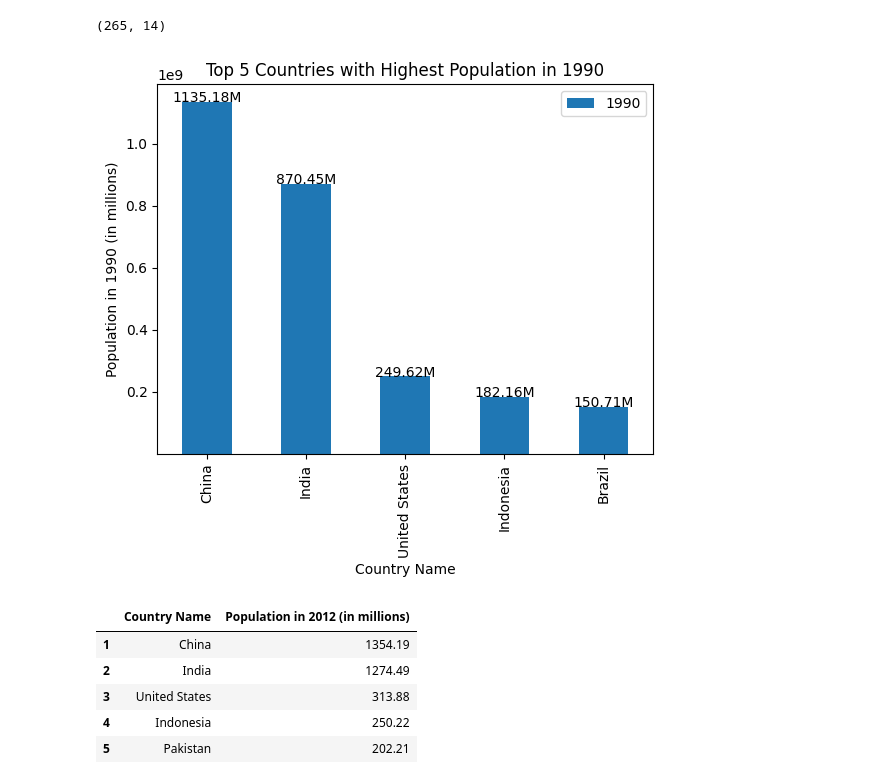
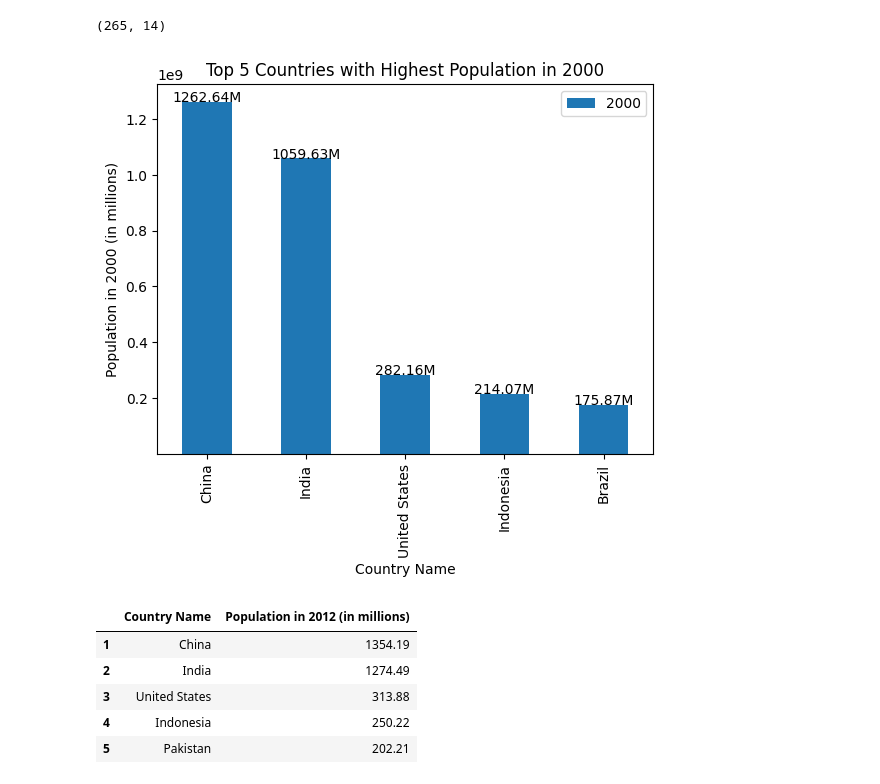
Before and after one commit to shannontorcato/data-analysis-projectt, a Jupyter notebook: src/main.ipynb, the cells around one changed output. Saved outputs shown, nothing was run; the diff lists cells and outputs as text; code cells hidden in the pictures.

```diff
--- a/src/main.ipynb
+++ b/src/main.ipynb
@@ -224,7 +243,7 @@ new_population = population.copy()
 new_population.drop(new_population.tail(48).index, inplace=True)
 # %%
 # Create a function to plot the top 5 countries with highest population in a given year
-def top_5_population(year):
+def top_5_population_graph(year):
     #sort the dataframe by the given year in descending order
     new_population.sort_values(by=year, ascending=False, inplace=True)
     new_population.head(5).plot(x='Country Name', y=year, kind='bar')
@@ -239,10 +258,10 @@ def top_5_population(year):
     #display the value of each bar graph inside the bar vertically
     plt.gca().set_ylim(bottom=1)
     plt.show()
-# %%
-top_5_population('1990')
-# %% [output]
-[figure, removed]
+# %%
+top_5_population_graph('2000')
+# %% [output]
+[figure, added]
 # %%
 #create a new function with only the top 5 countries for each year
 def top_5_population_year(year):
```
Also changed, not shown: parts of 7 cells of this notebook.
